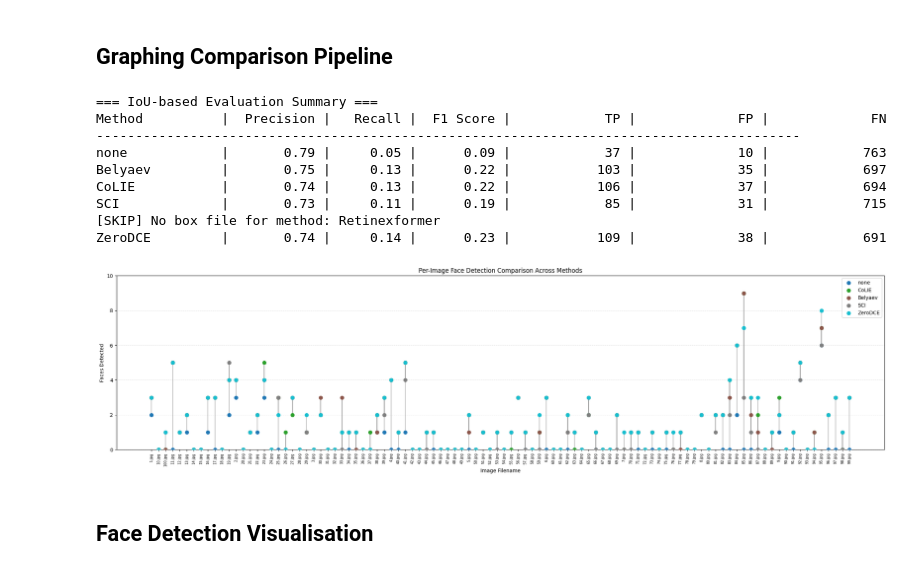
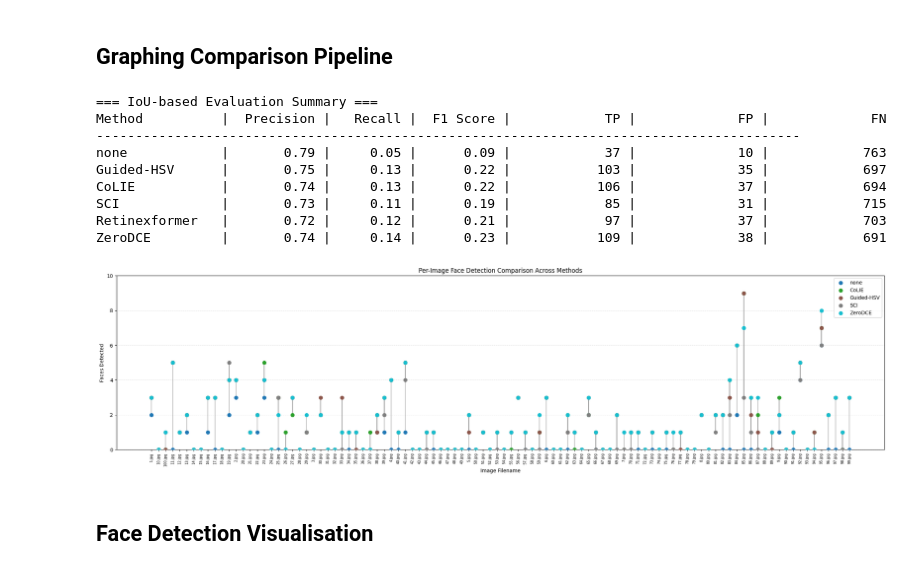
Before and after one commit to DeanP-R/modern-llie-methods, a Jupyter notebook: llie_comparison.ipynb, the cells around one changed output. Cells and saved outputs as stored; diff of their text form; code cells hidden in the pictures.

Commit message:
update pipeline to include retinexformer results

```diff
--- a/llie_comparison.ipynb
+++ b/llie_comparison.ipynb
@@ -475,9 +482,9 @@ Modular LLIE + Face Recognition Pipeline Scaffold
 #########################################################################################
 # llie_method = "CoLIE"  # Options: "SCI", "Retinexformer", "CoLIE", "ZeroDCE", "none"  #
 # llie_method = "SCI"                                                                   #
-# llie_method = "Retinexformer"                                                         #
-llie_method = "ZeroDCE"                                                               #
-# llie_method = "Belyaev"                                                                 #
+llie_method = "Retinexformer"                                                         #
+# llie_method = "ZeroDCE"                                                               #
+# llie_method = "Guided-HSV"                                                                 #
 # llie_method = "none"                                                                  #
 #########################################################################################
 #########################################################################################
@@ -491,7 +498,8 @@ RUN_FACE_DETECTION = True
 #########################################################################################
 
 # Configuration paths (adjust if your directory structure changes)
-darkface_dir = "darkface/images"
+# darkface_dir = "darkface/images"
+# darkface_dir = ai_dir
 output_dir = "output/enhanced_images"
 results_dir = "results"
 
@@ -545,7 +553,7 @@ def enhance_images(method, image_paths, output_subdir):
             )
             return  # batch enhancement, no per-image saving here
 
-        elif method == "Belyaev":
+        elif method == "Guided-HSV":
             img_rgb = cv2.cvtColor(img, cv2.COLOR_BGR2RGB)
             show_debug = filename in ["0.png", "10.png"]  # change to any filename you want to preview
             enhanced_rgb = imbeam(img_rgb, p=0.7, debug=show_debug, label=filename)
@@ -737,7 +745,7 @@ import numpy as np
 results_dir = "./results"
 labels_dir = "./darkface/labels"
 pred_box_dir = "./results"  # full box outputs (e.g., for IoU matching)
-methods_to_compare = ["none", "Belyaev", "CoLIE", "SCI", "Retinexformer", "ZeroDCE"]
+methods_to_compare = ["none", "Guided-HSV", "CoLIE", "SCI", "Retinexformer", "ZeroDCE"]
 iou_threshold = 0.5
 
 # ---------------------------
@@ -860,36 +868,36 @@ def vertical_multimethod_lines(stats, methods, y_max=None):
     plt.ylabel("Faces Detected")
     plt.title("Per-Image Face Detection Comparison Across Methods")
     plt.ylim(0, y_max or max(max(stats[m].values()) for m in methods) + 2)
     plt.legend()
     plt.grid(True, axis='y', linestyle='--', alpha=0.3)
     plt.tight_layout()
     plt.show()
 
 # Load simplified detection counts again for plot (not box-based)
 basic_stats = {}
 for file in os.listdir(results_dir):
     if file.endswith(".json") and file not in ["boxes", "examples"]:  # Skip box results
         name = os.path.splitext(file)[0]
         with open(os.path.join(results_dir, file)) as f:
             data = json.load(f)
         # Only keep image_name: count (not boxes)
         if isinstance(next(iter(data.values())), list):  # It's boxes not counts
             basic_stats[name] = {k: len(v) for k, v in data.items()}
         else:
             basic_stats[name] = data
 
 # Show connected dot graph again
-vertical_multimethod_lines(basic_stats, ["none", "CoLIE", "Belyaev", "SCI", "ZeroDCE"], y_max=10)
+vertical_multimethod_lines(basic_stats, ["none", "CoLIE", "Guided-HSV", "SCI", "ZeroDCE"], y_max=10)
 # %% [output]
 === IoU-based Evaluation Summary ===
 Method          |  Precision |   Recall |  F1 Score |            TP |             FP |             FN
 ------------------------------------------------------------------------------------------
 none            |       0.79 |     0.05 |      0.09 |            37 |             10 |            763
-Belyaev         |       0.75 |     0.13 |      0.22 |           103 |             35 |            697
+Guided-HSV      |       0.75 |     0.13 |      0.22 |           103 |             35 |            697
 CoLIE           |       0.74 |     0.13 |      0.22 |           106 |             37 |            694
 SCI             |       0.73 |     0.11 |      0.19 |            85 |             31 |            715
-[SKIP] No box file for method: Retinexformer
+Retinexformer   |       0.72 |     0.12 |      0.21 |            97 |             37 |            703
 ZeroDCE         |       0.74 |     0.14 |      0.23 |           109 |             38 |            691
-[figure, old version]
+[figure, new version]
 # %% [markdown]
 ## Face Detection Visualisation
```
Also changed, not shown: parts of 9 cells of this notebook, 1 other file.
